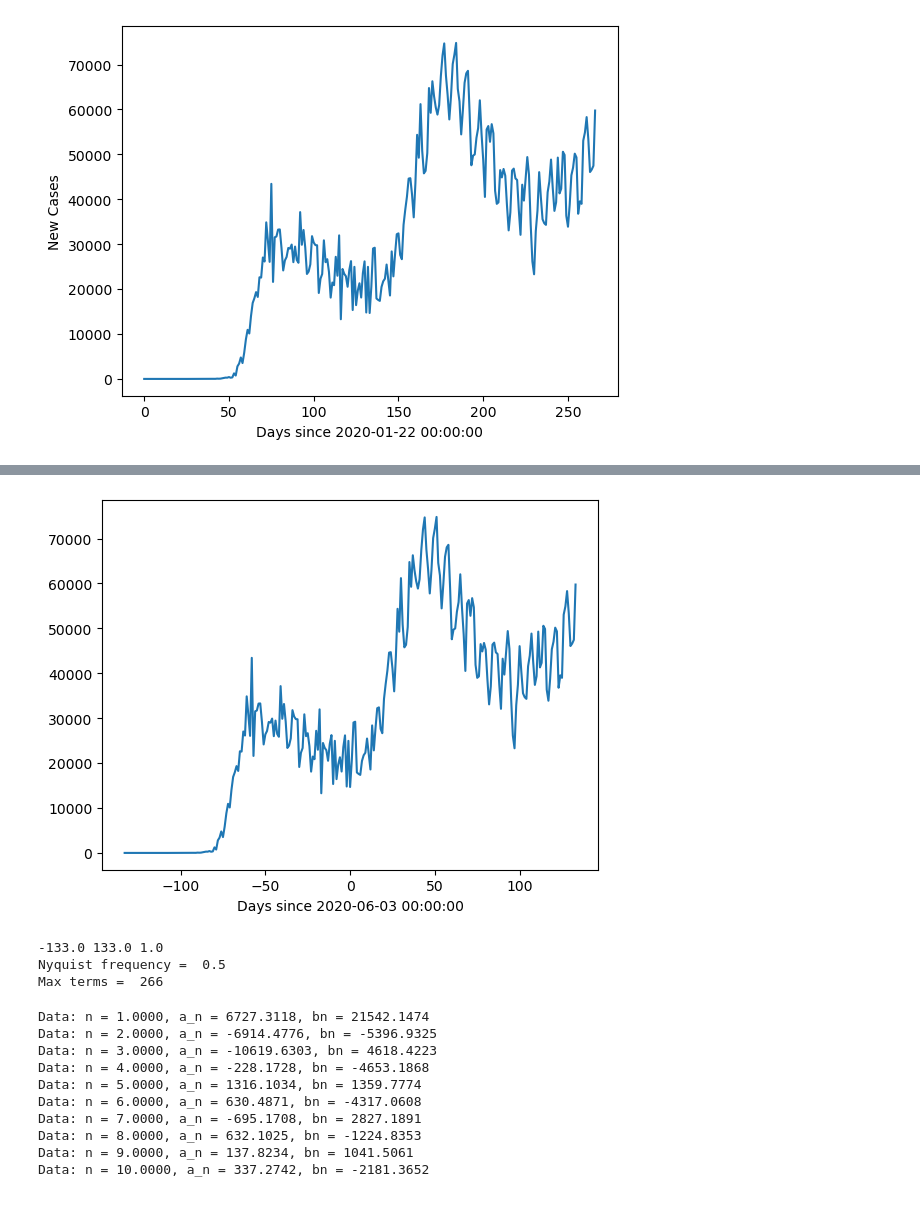
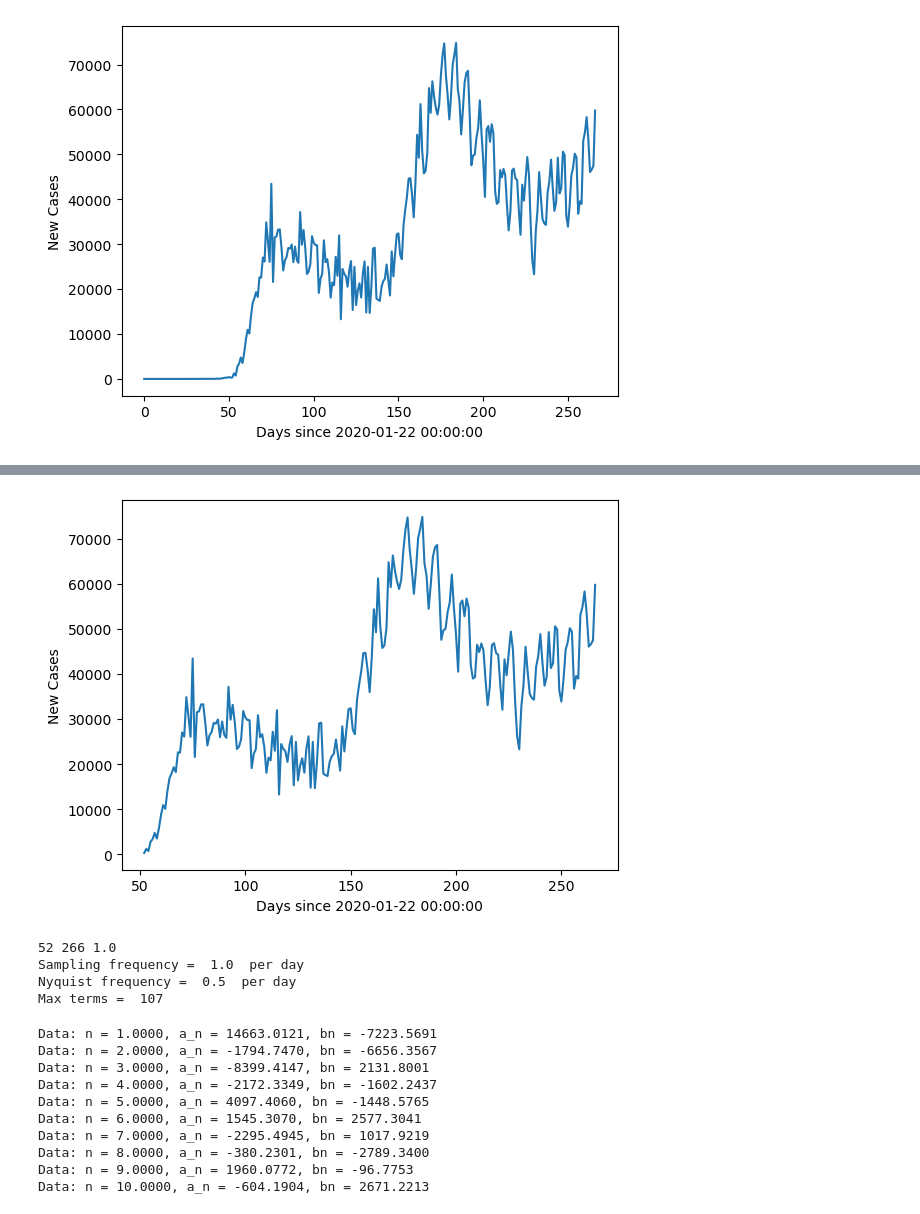
Before and after one commit to brash99/phys340, a Jupyter notebook: JupyterNotebooks/Fourier_Series/RealWorldData.ipynb, the cells around one changed output, grey strips where cells are left out. Saved outputs shown, nothing was run; the diff lists cells and outputs as text; code cells hidden in the pictures.

```diff
--- a/JupyterNotebooks/Fourier_Series/RealWorldData.ipynb
+++ b/JupyterNotebooks/Fourier_Series/RealWorldData.ipynb
@@ -199,14 +199,6 @@ Total number of days in the sample: 266
 Text(0, 0.5, 'New Cases')
 [figure]
 # %%
-# Recall that in Fourier analysis, we are looking for periodic behavior, and in the theory we are integrating over a range from -T to T.
-
-# So, let's transform the x-axis to be from -T to T, where T is the total number of days in the sample.
-
-tmin = np.min(day)
-tmax = np.max(day)
-tbar = (tmax-tmin)/2.0
-
-day=day-tbar
-
-print("Middle Day of the sample = ",pd.to_datetime(df['date'].min() + pd.to_timedelta(tbar,unit='D')))
+start_day = 52
+day = day[start_day:]
+newsumbyday = newsumbyday[start_day:]
@@ -215,5 +205,5 @@ Middle Day of the sample =  2020-06-03 00:00:00
 # %%
 plt.plot(day,newsumbyday,'-')
-fx = newsumbyday
-plt.xlabel('Days since ' + str(df['date'].min() + pd.to_timedelta(tbar,unit='D')))
+plt.xlabel('Days since ' + str(df['date'].min()))
+plt.ylabel('New Cases')
 # %% [output]
@@ -221,4 +211,4 @@ Text(0.5, 0, 'Days since 2020-06-03 00:00:00')
-[figure, old version]
+[figure, new version]
 # %%
 npts = len(day)
 xlow = np.min(day)
@@ -234,30 +224,34 @@ print (xlow,xhigh,dt)
 f_sampling = 1.0/dt
 f_nyquist = f_sampling/2.0
 
-print ('Nyquist frequency = ',f_nyquist)
+print('Sampling frequency = ',f_sampling," per day")
+print ('Nyquist frequency = ',f_nyquist, " per day")
 
 # the Nyquist frequency corresponds to the highest meaningful frequency component
 #
-# The terms in the Fourier approximation look like cos(n*np.pi*t/P) or sin(n*np.pi*t/P)
+# The terms in the Fourier approximation look like cos(n*2*np.pi*t/P) or sin(n*2*np.pi*t/P)
 #
-# Thus, omega = n*np.pi/P = n*np.pi/(xhigh-xlow)
-#       f = omega/(2.0*np.pi) = n/(2.0*(xhigh-xlow))
+# Thus, omega_n = n*2*np.pi/P = n*2*np.pi/(xhigh-xlow)
+#       f_n = omega_n/(2.0*np.pi) = n/(xhigh-xlow)
 #
-#       f_nyquist = n_max/(2.0*(xhigh-xlow))
+#       f_nyquist = n_max/(xhigh-xlow)
 #
-#       n_max = 2.0*(xhigh-xlow)*f_nyquist
+#       n_max = (xhigh-xlow)*f_nyquist
 
-nterms = int(2.0*(xhigh-xlow)*f_nyquist)
+nterms = int((xhigh-xlow)*f_nyquist)
 
 print ('Max terms = ',nterms)
 
-nterms = int(133)
+aliasing_factor = 2.0
+nterms = int(107)
 # %% [output]
--133.0 133.0 1.0
-Nyquist frequency =  0.5
-Max terms =  266
+52 266 1.0
+Sampling frequency =  1.0  per day
+Nyquist frequency =  0.5  per day
+Max terms =  107
 # %%
 x2 = np.linspace(xlow,xhigh,npts)
+fx = newsumbyday
 fx_fourier = np.zeros(len(x2))
 
 n = []
@@ -267,9 +261,9 @@ pn = []
 fn = []
 
 for i in range(nterms+1):
-    P = xhigh
+    P = (xhigh-xlow)
     n.append(i)
-    fn.append(i/(2.0*P))
+    fn.append(i/P)
 
     # Method 2:  Numerical integration to calculate
     # the coefficients
@@ -279,9 +273,9 @@ for i in range(nterms+1):
     bnsum = 0.0
 
     for k in range(len(x2)):
-        a0sum = a0sum + 1/P*fx[k]*dt
-        ansum = ansum + 1/P*fx[k]*np.cos(i*np.pi*x2[k]/P)*dt
-        bnsum = bnsum + 1/P*fx[k]*np.sin(i*np.pi*x2[k]/P)*dt
+        a0sum = a0sum + aliasing_factor/P*fx[k]*dt
+        ansum = ansum + aliasing_factor/P*fx[k]*np.cos(i*2*np.pi*x2[k]/P)*dt
+        bnsum = bnsum + aliasing_factor/P*fx[k]*np.sin(i*2*np.pi*x2[k]/P)*dt
 
     if (i==0):
         an.append(a0sum)
@@ -298,18 +292,18 @@ for i in range(nterms+1):
         else:
             if (j==0 and i<=10):
                 print ("Data: n = %0.4f, a_n = %0.4f, bn = %0.4f" % (i,an[i],bn[i]))
-            fx_fourier[j] = fx_fourier[j]+an[i]*np.cos(i*np.pi*x2[j]/P)+bn[i]*np.sin(i*np.pi*x2[j]/P)
+            fx_fourier[j] = fx_fourier[j]+an[i]*np.cos(2*i*np.pi*x2[j]/P)+bn[i]*np.sin(2*i*np.pi*x2[j]/P)
 # %% [output]
-Data: n = 1.0000, a_n = 6727.3118, bn = 21542.1474
-Data: n = 2.0000, a_n = -6914.4776, bn = -5396.9325
-Data: n = 3.0000, a_n = -10619.6303, bn = 4618.4223
-Data: n = 4.0000, a_n = -228.1728, bn = -4653.1868
-Data: n = 5.0000, a_n = 1316.1034, bn = 1359.7774
-Data: n = 6.0000, a_n = 630.4871, bn = -4317.0608
-Data: n = 7.0000, a_n = -695.1708, bn = 2827.1891
-Data: n = 8.0000, a_n = 632.1025, bn = -1224.8353
-Data: n = 9.0000, a_n = 137.8234, bn = 1041.5061
-Data: n = 10.0000, a_n = 337.2742, bn = -2181.3652
+Data: n = 1.0000, a_n = 14663.0121, bn = -7223.5691
+Data: n = 2.0000, a_n = -1794.7470, bn = -6656.3567
+Data: n = 3.0000, a_n = -8399.4147, bn = 2131.8001
+Data: n = 4.0000, a_n = -2172.3349, bn = -1602.2437
+Data: n = 5.0000, a_n = 4097.4060, bn = -1448.5765
+Data: n = 6.0000, a_n = 1545.3070, bn = 2577.3041
+Data: n = 7.0000, a_n = -2295.4945, bn = 1017.9219
+Data: n = 8.0000, a_n = -380.2301, bn = -2789.3400
+Data: n = 9.0000, a_n = 1960.0772, bn = -96.7753
+Data: n = 10.0000, a_n = -604.1904, bn = 2671.2213
 # %%
 plt.plot(x,fx,'.')
 plt.plot(x2,fx_fourier)
```
Also changed, not shown: parts of 6 cells of this notebook.
